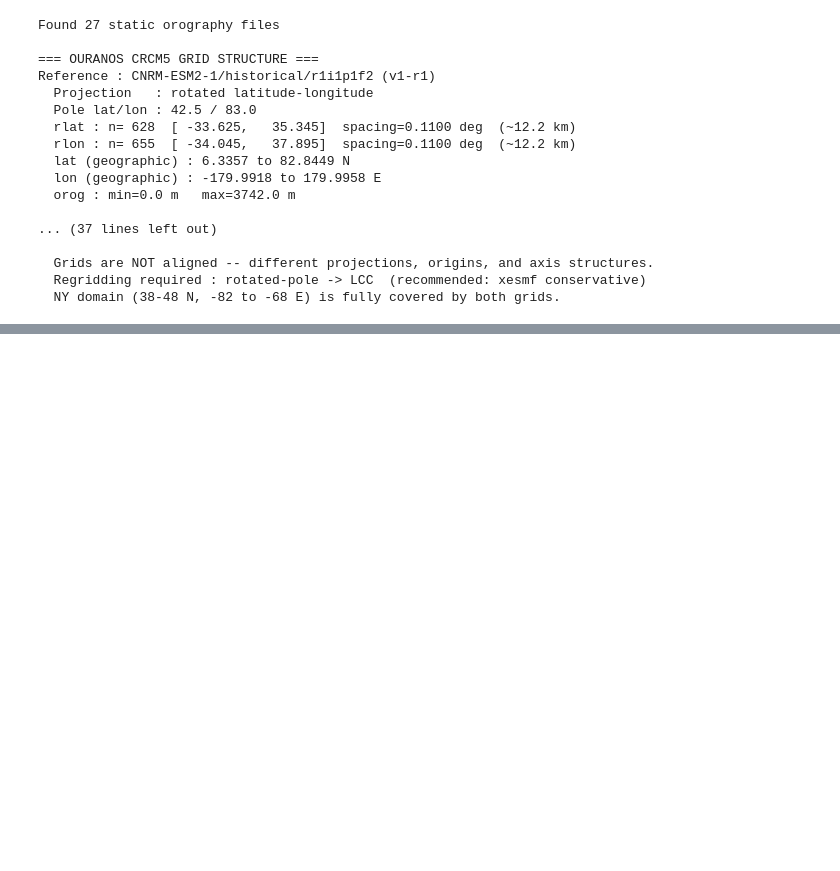
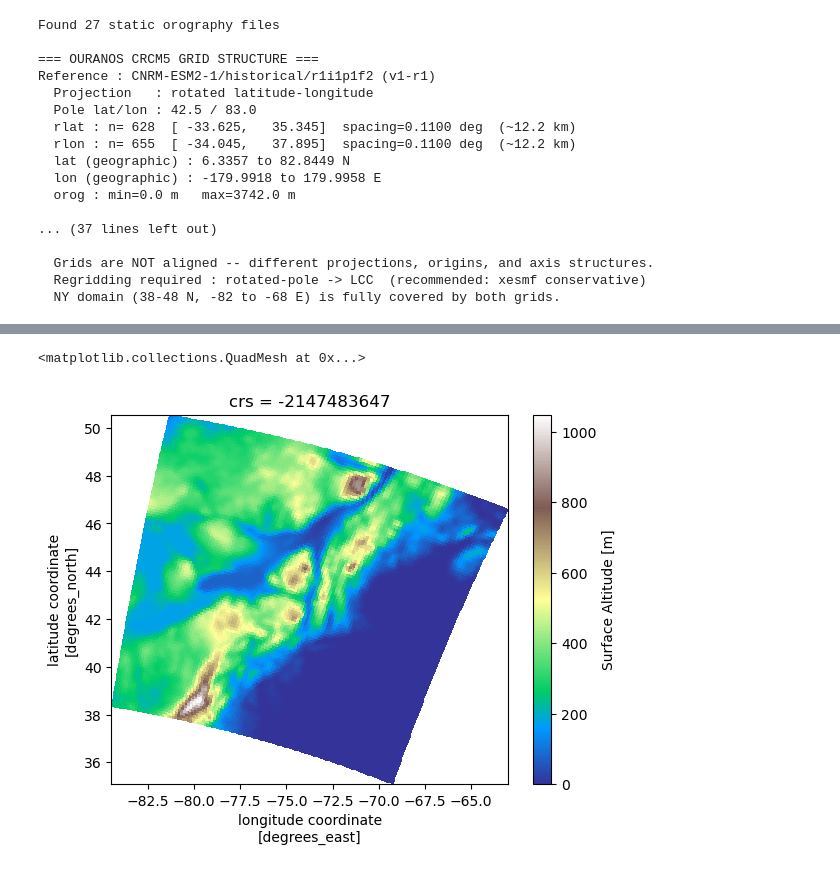
Before and after one commit to HarishBaki/met-data-products, a Jupyter notebook: data_notes.ipynb, the cells around one changed output, grey strips where cells are left out. Saved outputs shown, nothing was run; the diff lists cells and outputs as text; code cells hidden in the pictures; blank space fills up the shorter version.

Commit message:
Documented the Ouranos orography.

```diff
--- a/data_notes.ipynb
+++ b/data_notes.ipynb
@@ -1324,0 +1329,4 @@ Reference : CNRM-ESM2-1/historical/r1i1p1f2 (v1-r1)
+# %%
+import xarray as xr
+ds = xr.open_dataset("/network/rit/lab/basulab/Projects/DFS/DATA/Ouranos_NYS/NAM-12_ERA5_evaluation_r1i1p1_OURANOS_CRCM5_v1-r1_NYS_areacella+orog_static.nc4")
+ds
@@ -1324,0 +1351,5 @@ Reference : CNRM-ESM2-1/historical/r1i1p1f2 (v1-r1)
+# %%
+ds.orog.plot(x='lon', y='lat', cmap='terrain')
+# %% [output]
+<matplotlib.collections.QuadMesh at 0x...>
+[figure, added]
```
Also changed, not shown: parts of 2 cells of this notebook.
